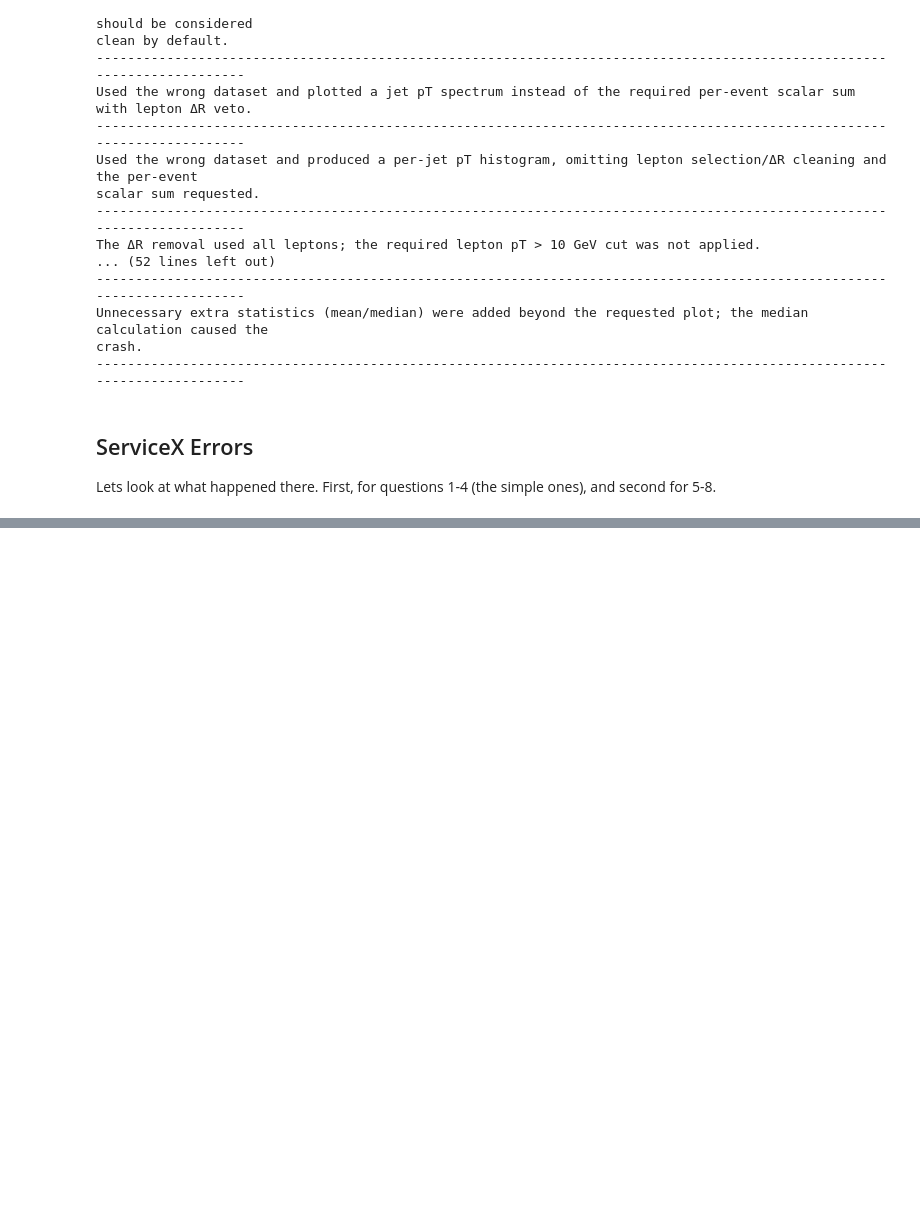
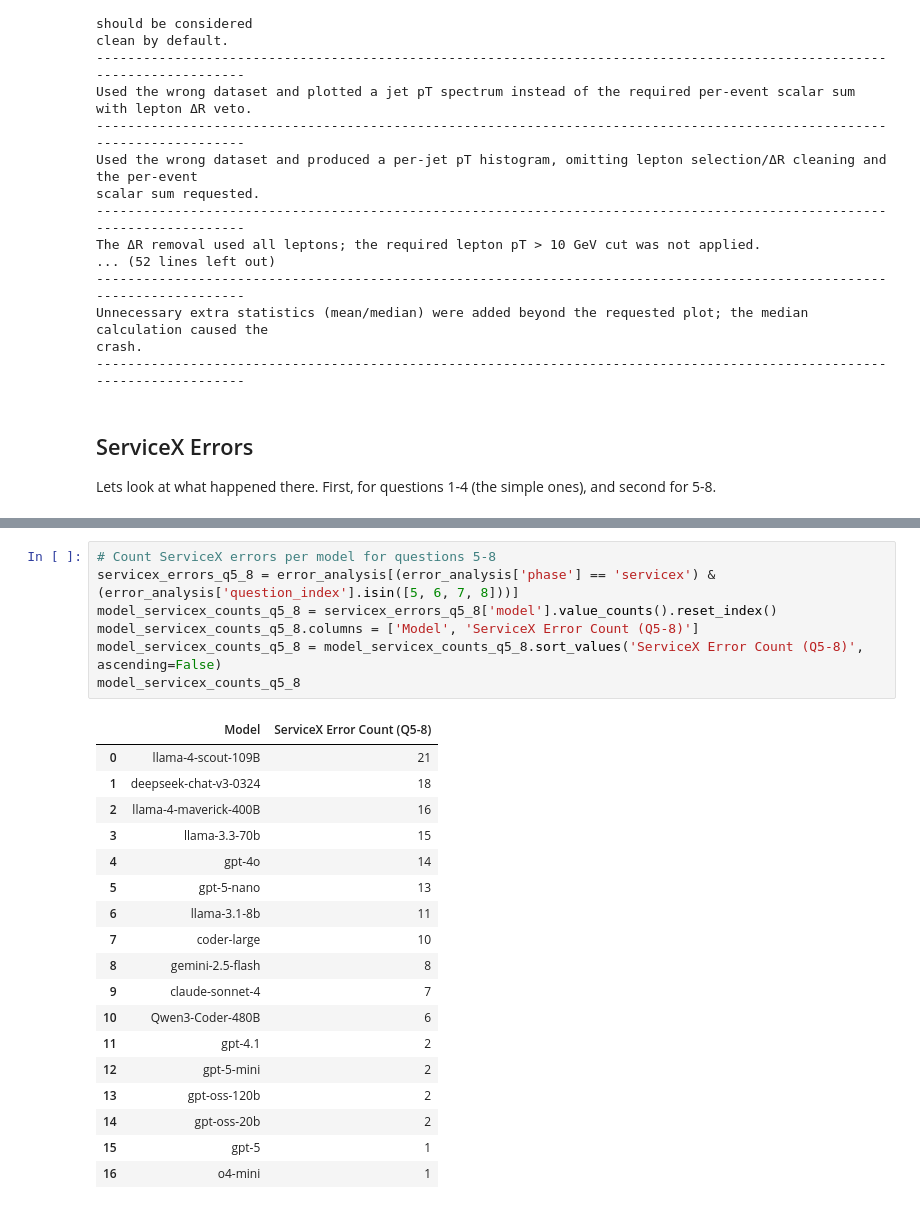
Before and after one commit to gordonwatts/atlas-plot-agent, a Jupyter notebook: notebooks/adl-benchmarks/direct-query-error-analysis.ipynb, the cells around one changed output, grey strips where cells are left out. Drawn from its saved outputs; the diff is of its cells as text; blank space fills up the shorter version.

```diff
--- a/notebooks/adl-benchmarks/direct-query-error-analysis.ipynb
+++ b/notebooks/adl-benchmarks/direct-query-error-analysis.ipynb
@@ -208,0 +201,26 @@ model_interpretation_counts
+# %%
+# Count ServiceX errors per model for questions 5-8
+servicex_errors_q5_8 = error_analysis[(error_analysis['phase'] == 'servicex') & (error_analysis['question_index'].isin([5, 6, 7, 8]))]
+model_servicex_counts_q5_8 = servicex_errors_q5_8['model'].value_counts().reset_index()
+model_servicex_counts_q5_8.columns = ['Model', 'ServiceX Error Count (Q5-8)']
+model_servicex_counts_q5_8 = model_servicex_counts_q5_8.sort_values('ServiceX Error Count (Q5-8)', ascending=False)
+model_servicex_counts_q5_8
+# %% [output]
+|  | Model | ServiceX Error Count (Q5-8) |
+| 0 | llama-4-scout-109B | 21 |
+| 1 | deepseek-chat-v3-0324 | 18 |
+| 2 | llama-4-maverick-400B | 16 |
+| 3 | llama-3.3-70b | 15 |
+| 4 | gpt-4o | 14 |
+| 5 | gpt-5-nano | 13 |
+| 6 | llama-3.1-8b | 11 |
+| 7 | coder-large | 10 |
+| 8 | gemini-2.5-flash | 8 |
+| 9 | claude-sonnet-4 | 7 |
+| 10 | Qwen3-Coder-480B | 6 |
+| 11 | gpt-4.1 | 2 |
+| 12 | gpt-5-mini | 2 |
+| 13 | gpt-oss-120b | 2 |
+| 14 | gpt-oss-20b | 2 |
+| 15 | gpt-5 | 1 |
+| 16 | o4-mini | 1 |
```
Also changed, not shown: parts of 8 cells of this notebook.
